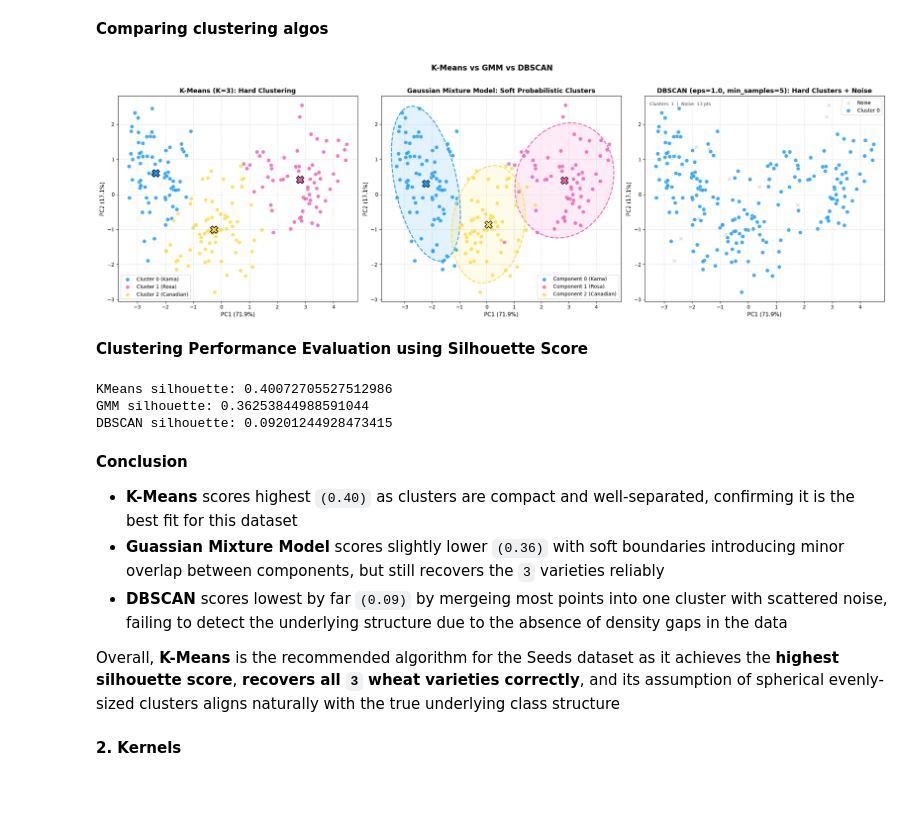
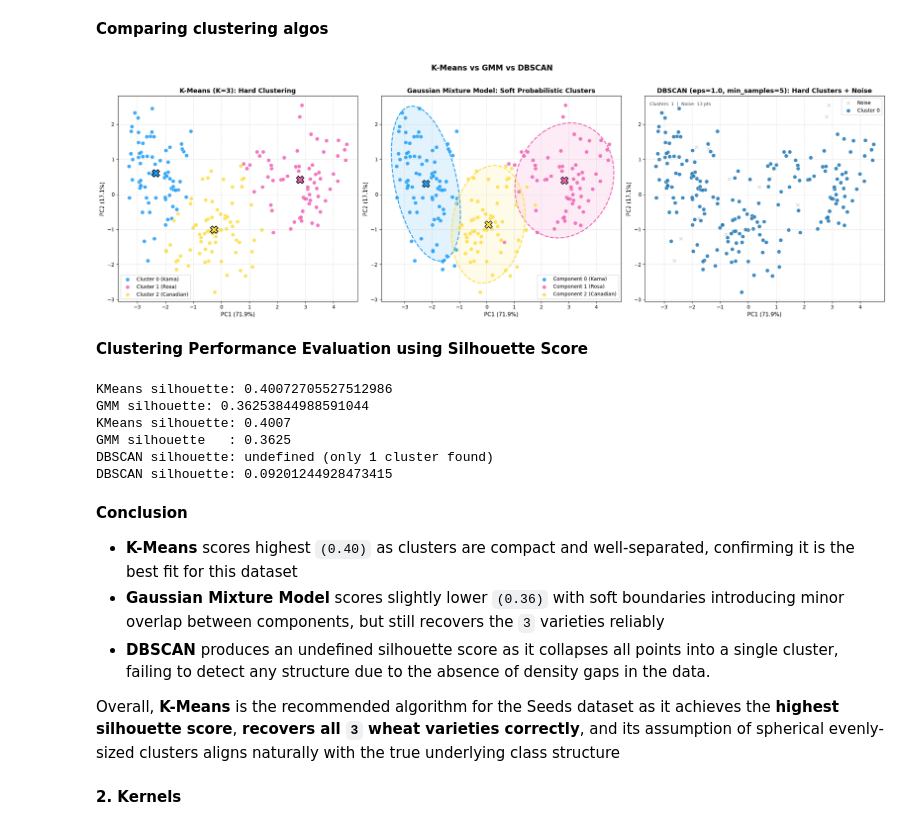
Before and after one commit to Shravani018/ml_2_group1, a Jupyter notebook: Assignment2/ML2_Group1_Assignment2-1.ipynb, the cells around one changed output. Cells and saved outputs as stored; diff of their text form; code cells hidden in the pictures; blank space fills up the shorter version.

Commit message:
fixed DBSCAN hyper-parameter + modified conclusion

```diff
--- a/Assignment2/ML2_Group1_Assignment2-1.ipynb
+++ b/Assignment2/ML2_Group1_Assignment2-1.ipynb
@@ -221,65 +244,78 @@ Noise points: 13
 # %% [markdown]
 **Comparing clustering algos**
 # %%
+unique_db_labels = sorted(set(db_labels))
+n_db_clusters = len([l for l in unique_db_labels if l != -1])
+db_colors = cm.tab10(np.linspace(0, 0.9, max(n_db_clusters, 1)))
+db_palette = {lbl: db_colors[i] for i, lbl in enumerate(l for l in unique_db_labels if l != -1)}
+# Visualizing K-Means, GMM, and DBSCAN results side by side in PCA space
 fig, axes = plt.subplots(1, 3, figsize=(22, 7))
 fig.suptitle("K-Means vs GMM vs DBSCAN", fontsize=15, fontweight="bold", y=1.02)
 for i in range(best_k):
-    # K-Means
     mask_km = labels_km == i
     axes[0].scatter(X_pca[mask_km, 0], X_pca[mask_km, 1], s=60, alpha=0.85,
                     color=palette[i], edgecolors="white", linewidths=0.5,
                     label=f"Cluster {i} ({cluster_names[i]})")
     axes[0].scatter(centers_pca[i, 0], centers_pca[i, 1], s=220, color=palette[i],
                     marker="X", edgecolors="black", linewidths=1.5, zorder=5)
-    # Gaussian Mixture Model
     mask_gmm = labels_gmm_aligned == i
     axes[1].scatter(X_pca[mask_gmm, 0], X_pca[mask_gmm, 1], s=60, alpha=0.85,
                     color=palette[i], edgecolors="white", linewidths=0.5,
                     label=f"Component {i} ({cluster_names[i]})")
     draw_ellipse(means_pca[i], gmm_covs_aligned[i], axes[1], palette[i], pca, alpha=0.12)
     axes[1].scatter(means_pca[i, 0], means_pca[i, 1], s=220, color=palette[i],
                     marker="X", edgecolors="black", linewidths=1.2, zorder=5)
 # DBSCAN
-for idx, lbl in enumerate(sorted(set(db_labels))):
+for lbl in unique_db_labels:
     mask_db = db_labels == lbl
     if lbl == -1:
         axes[2].scatter(X_pca[mask_db, 0], X_pca[mask_db, 1], s=40, alpha=0.4,
                         color="#999999", marker="x", label="Noise")
     else:
         axes[2].scatter(X_pca[mask_db, 0], X_pca[mask_db, 1], s=60, alpha=0.85,
-                        color=palette[lbl], edgecolors="white", linewidths=0.5,
+                        color=db_palette[lbl], edgecolors="white", linewidths=0.5,
                         label=f"Cluster {lbl}")
-axes[2].text(0.02, 0.97, f"Clusters: {n_clusters_db}  |  Noise: {n_noise} pts",
+axes[2].text(0.02, 0.97, f"Clusters: {n_db_clusters}  |  Noise: {n_noise} pts",
              transform=axes[2].transAxes, fontsize=9, va="top", color="#444444")
 
-for ax, title in zip(axes, [f"K-Means (K={best_k}): Hard Clustering", "Gaussian Mixture Model: Soft Probabilistic Clusters",
-                              "DBSCAN (eps=1.0, min_samples=5): Hard Clusters + Noise"]):
+for ax, title in zip(axes, [f"K-Means (K={best_k}): Hard Clustering",
+                              "Gaussian Mixture Model: Soft Probabilistic Clusters",
+                              f"DBSCAN (eps={db.eps}, min_samples={db.min_samples}): Hard Clusters + Noise"]):
     ax.set_title(title, fontsize=13, fontweight="bold")
     ax.set_xlabel(f"PC1 ({pca.explained_variance_ratio_[0]:.1%})", fontsize=11)
     ax.set_ylabel(f"PC2 ({pca.explained_variance_ratio_[1]:.1%})", fontsize=11)
     ax.legend(fontsize=10)
     ax.grid(True, linestyle="--", alpha=0.4)
 fig.tight_layout()
 plt.show()
 # %% [output]
-[figure, old version]
+[figure, new version]
 # %% [markdown]
 **Clustering Performance Evaluation using Silhouette Score**
 # %%
-print("KMeans silhouette:", silhouette_score(X, labels_km))
-print("GMM silhouette:", silhouette_score(X, labels_gmm))
-print("DBSCAN silhouette:", silhouette_score(X, db_labels))
+print("KMeans silhouette:", round(silhouette_score(X, labels_km), 4))
+print("GMM silhouette   :", round(silhouette_score(X, labels_gmm), 4))
+# Calculating silhouette for DBSCAN excluding noise points (-1 labels)
+mask_valid = db_labels != -1
+if mask_valid.sum() > 1 and len(set(db_labels[mask_valid])) > 1:
+    db_sil = round(silhouette_score(X[mask_valid], db_labels[mask_valid]), 4)
+    print(f"DBSCAN silhouette (excl. noise): {db_sil}")
+else:
+    print(f"DBSCAN silhouette: undefined (only {len(set(db_labels[mask_valid]))} cluster found)")
+# print("DBSCAN silhouette (with noise):", round(silhouette_score(X, db_labels), 4))
 # %% [output]
 KMeans silhouette: 0.40072705527512986
 GMM silhouette: 0.36253844988591044
+KMeans silhouette: 0.4007
+GMM silhouette   : 0.3625
+DBSCAN silhouette: undefined (only 1 cluster found)
 DBSCAN silhouette: 0.09201244928473415
 # %% [markdown]
 **Conclusion**
 
 - **K-Means** scores highest `(0.40)` as clusters are compact and well-separated, confirming it is the best fit for this dataset
-- **Guassian Mixture Model** scores slightly lower `(0.36)` with soft boundaries introducing minor overlap between components, but still recovers the `3` varieties reliably
-- **DBSCAN** scores lowest by far `(0.09)` by mergeing most points into one cluster with scattered noise, failing to detect the underlying structure due to the absence of density gaps in the data
-
+- **Gaussian Mixture Model** scores slightly lower `(0.36)` with soft boundaries introducing minor overlap between components, but still recovers the `3` varieties reliably
+- **DBSCAN** produces an undefined silhouette score as it collapses all points into a single cluster, failing to detect any structure due to the absence of density gaps in the data.
 
 Overall, **K-Means** is the recommended algorithm for the Seeds dataset as it achieves the **highest silhouette score**, **recovers all `3` wheat varieties correctly**, and its assumption of spherical evenly-sized clusters aligns naturally with the true underlying class structure
 # %% [markdown]
```
Also changed, not shown: parts of 3 cells of this notebook.
